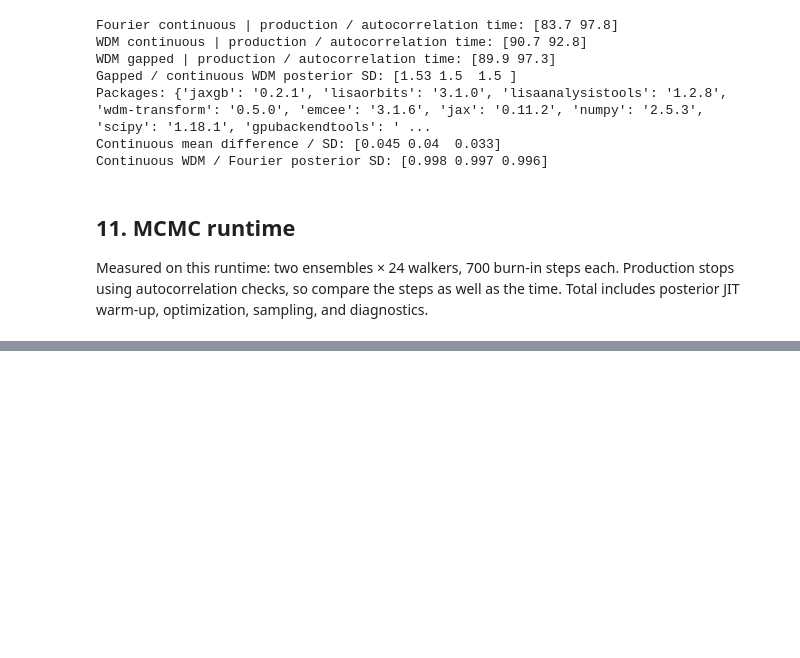
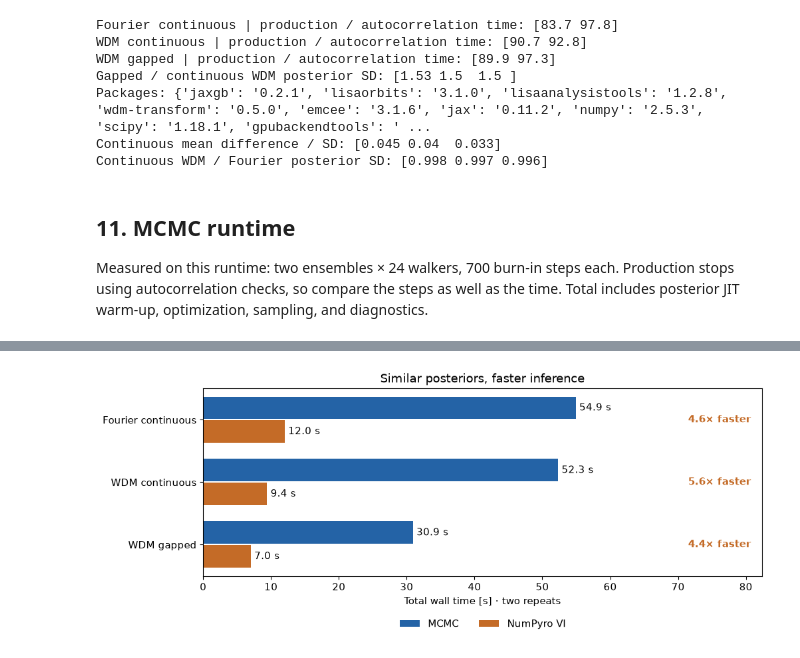
Before and after one commit to avivajpeyi/lisa_gb_wdm_analysis_demo, a Jupyter notebook: gb_demo.ipynb, the cells around one changed output, grey strips where cells are left out. Drawn from its saved outputs; the diff is of its cells as text; code cells hidden in the pictures; blank space fills up the shorter version.

Commit message:
Add fast NumPyro VI demo with MCMC comparisons

```diff
--- a/gb_demo.ipynb
+++ b/gb_demo.ipynb
@@ -571,0 +658,94 @@ plt.show()
+# %%
+# Compare each VI guide separately against MCMC.
+names = list(vi_diagnostics)
+vi_totals, agreement = {}, {}
+for name, runs in vi_diagnostics.items():
+    vi_totals[name] = {key: sum(run[key] for run in runs)
+        for key in ["setup_seconds", "train_seconds", "draw_seconds", "wall_seconds"]}
+    reference, guides = samples[name], vi_samples[name]
+    sd = reference.std(0)
+    widths = np.array([run.std(0) / sd for run in guides])
+    agreement[name] = dict(
+        mean_error=max(np.max(abs(run.mean(0) - reference.mean(0)) / sd) for run in guides),
+        width_min=widths.min(), width_max=widths.max(),
+        repeat_error=np.max(abs(guides[0].mean(0) - guides[1].mean(0)) / sd),
+        correlation_error=max(np.max(abs(np.corrcoef(run.T) - np.corrcoef(reference.T)))
+                              for run in guides))
+
+mcmc_time = np.array([diagnostics[name]["wall_seconds"] for name in names])
+vi_time = np.array([vi_totals[name]["wall_seconds"] for name in names])
+speedups = mcmc_time / vi_time
+per_run = [run["wall_seconds"] for runs in vi_diagnostics.values() for run in runs]
+mean_error = max(result["mean_error"] for result in agreement.values())
+width_min = min(result["width_min"] for result in agreement.values())
+width_max = max(result["width_max"] for result in agreement.values())
+# Only label the results "similar" when both guides meet these demo checks.
+assert mean_error < .1, "VI means differ from MCMC; inspect the fit or increase VI_STEPS."
+assert .95 < width_min and width_max < 1.05, "VI widths differ from MCMC; inspect the fit."
+assert max(r["correlation_error"] for r in agreement.values()) < .05
+assert max(r["repeat_error"] for r in agreement.values()) < .1
+display(Markdown("Agreement checks passed: means < 0.1 MCMC SD; widths within 5%; "
+      "correlations within 0.05; independent-run means < 0.1 MCMC SD."))
+display(Markdown(
+    f"**VI: {min(per_run):.1f}–{max(per_run):.1f} s per run · "
+    f"{min(speedups):.1f}–{max(speedups):.1f}× faster than MCMC in this run.** "
+    f"Largest posterior-mean difference: **{mean_error:.3f} MCMC SD**; "
+    f"VI/MCMC posterior SD: **{width_min:.3f}–{width_max:.3f}**."
+))
+display(Markdown(f"Two repeats per method; VI uses {VI_STEPS:,} updates × {VI_PARTICLES} particles "
+      f"and {VI_DRAWS:,} draws per guide. Timings include setup/JIT, fitting, and draws/diagnostics. "
+      "Likelihood construction above is shared; VI uses a fixed budget and MCMC uses autocorrelation checks."))
+
+fig, axis = plt.subplots(figsize=(10, 4), layout="constrained")
+y = np.arange(len(names))
+axis.barh(y - .19, mcmc_time, height=.36, color=BLUE, label="MCMC")
+axis.barh(y + .19, vi_time, height=.36, color=ORANGE, label="NumPyro VI")
+for bars in axis.containers:
+    axis.bar_label(bars, fmt="%.1f s", padding=4)
+for i, ratio in enumerate(speedups):
+    axis.text(.98, i, f"{ratio:.1f}× faster", ha="right", va="center",
+              transform=axis.get_yaxis_transform(), fontweight="bold", color=ORANGE)
+axis.set(yticks=y, yticklabels=names, xlabel="Total wall time [s] · two repeats",
+         title="Similar posteriors, faster inference", xlim=(0, 1.5 * mcmc_time.max()))
+axis.invert_yaxis()
+axis.legend(loc="upper center", bbox_to_anchor=(.5, -.18), ncol=2, frameon=False)
+plt.show()
+
+rows = ["| Fit | VI setup / training / draws [s] | Max mean error / MCMC SD | VI/MCMC SD range | Max correlation difference | Run mean difference / MCMC SD |",
+        "|:--|:--|--:|:--|--:|--:|"]
+for name in names:
+    total, result = vi_totals[name], agreement[name]
+    rows.append(f"| {name} | {total['setup_seconds']:.2f} / {total['train_seconds']:.2f} / "
+                f"{total['draw_seconds']:.2f} | {result['mean_error']:.3f} | "
+                f"{result['width_min']:.3f}–{result['width_max']:.3f} | "
+                f"{result['correlation_error']:.3f} | {result['repeat_error']:.3f} |")
+display(Markdown("\n".join(rows)))
+
+fig, axes = plt.subplots(3, 3, figsize=(11, 9), layout="constrained")
+for row, name in enumerate(samples):
+    for values, label, color, style in [(samples[name], "MCMC", BLUE, "-"),
+            (vi_samples[name][0], "VI run 1", ORANGE, "--"),
+            (vi_samples[name][1], "VI run 2", OLIVE, ":")]:
+        physical = np.column_stack([values[:, 0] / T * 1e9,
+                                   (FDOT + values[:, 1] / T**2) * 1e15, values[:, 2]])
+        for k, axis in enumerate(axes[row]):
+            axis.hist(physical[:, k], bins=55, density=True, histtype="step",
+                      color=color, ls=style, lw=1.5, label=label)
+    for axis, truth, label in zip(axes[row], [0, 1, 1],
+        [r"$f_0-f_{0,\mathrm{inj}}$ [nHz]", r"$\dot f$ [$10^{-15}$ Hz/s]", r"$A/A_0$"]):
+        axis.axvline(truth, color=".5", lw=1)
+        axis.set(xlabel=label, ylabel="Posterior density")
+    axes[row, 0].set_title(name)
+    axes[row, 0].legend(fontsize=8)
+plt.show()
+
+fig, axes = plt.subplots(1, 3, layout="constrained")
+for axis, (name, runs) in zip(axes, vi_diagnostics.items()):
+    for run, color, label in zip(runs, [ORANGE, OLIVE], ["VI run 1", "VI run 2"]):
+        block = 200
+        loss = run["losses"].reshape(-1, block).mean(1)
+        axis.plot(np.arange(1, len(loss) + 1) * block, loss, color=color, label=label)
+    axis.set(title=name, xlabel="SVI updates", ylabel="Negative ELBO · 200-step means")
+axes[0].legend(fontsize=8)
+plt.show()
+# %% [output]
@@ -571,0 +755 @@ plt.show()
+[figure, added]
```
Also changed, not shown: parts of 8 cells of this notebook, 7 other files.
